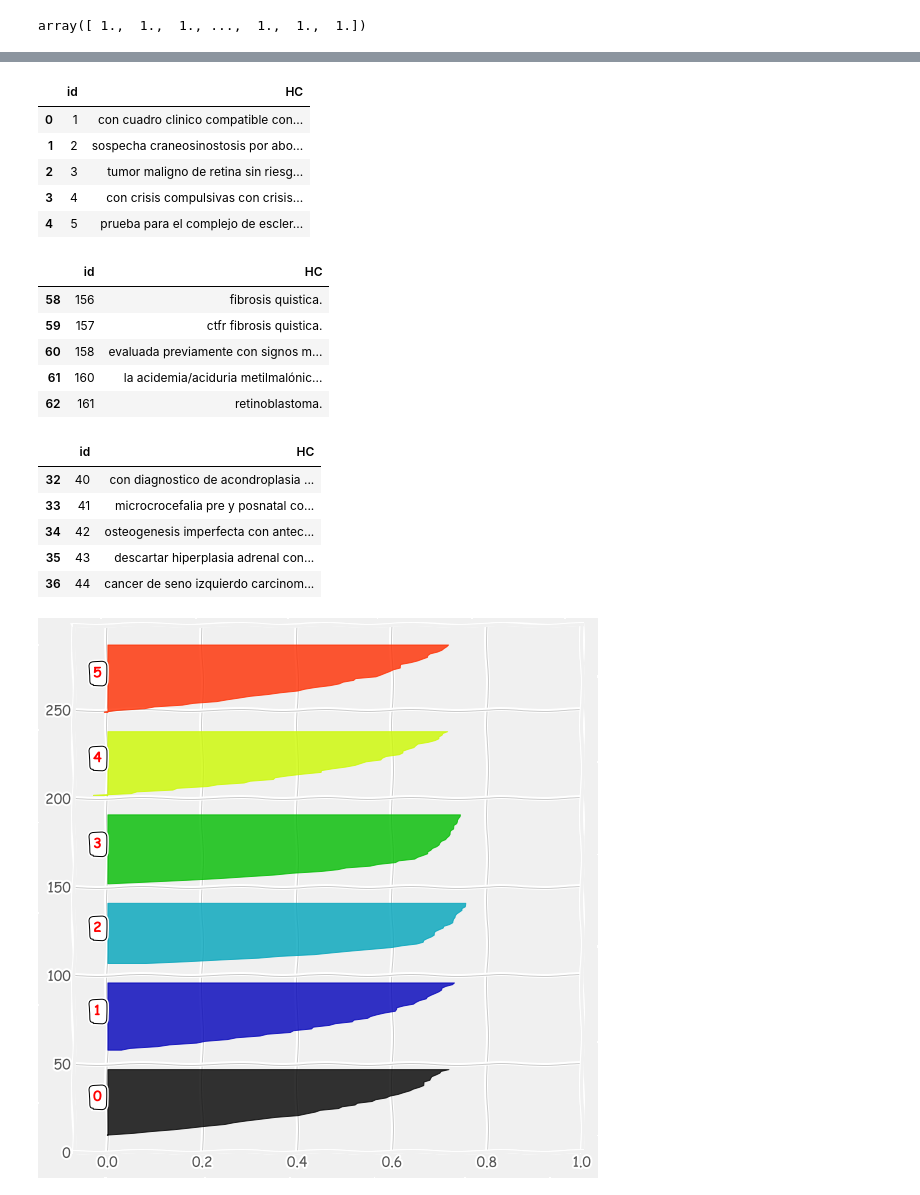
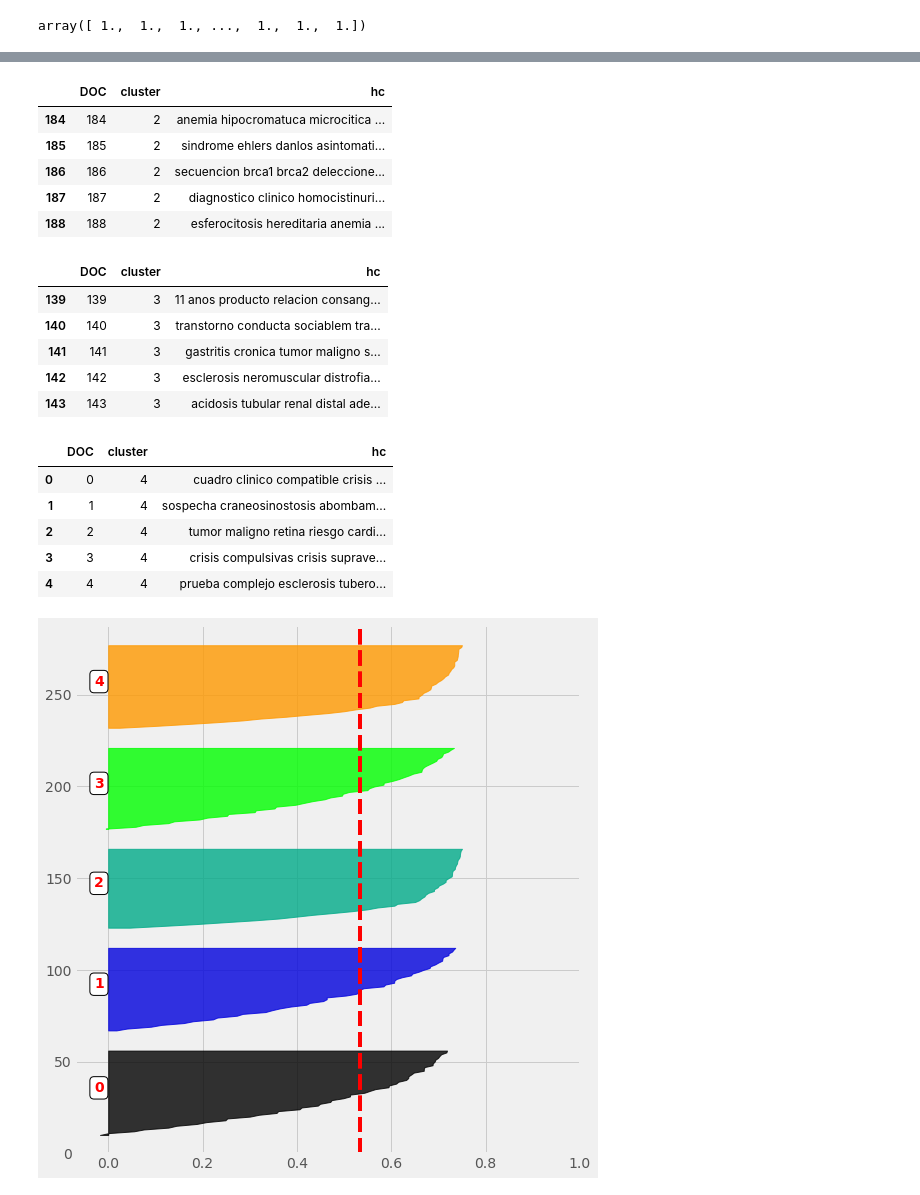
Before and after one commit to jevelezse/mineria_tesis, a Jupyter notebook: mineria_de texto.ipynb, the cells around one changed output, grey strips where cells are left out. Drawn from its saved outputs; the diff is of its cells as text; code cells hidden in the pictures.

Commit message:
Clusters con todo OK

```diff
--- a/mineria_de texto.ipynb
+++ b/mineria_de texto.ipynb
@@ -295,0 +291,7 @@ dtype: int64
+# %%
+cluster_range = range(2, 11)
+cluster_errors = []
+for num_clusters in cluster_range:
+    clusters = KMeans( num_clusters )
+    clusters.fit(normalizado)
+    cluster_errors.append( clusters.inertia_ )
@@ -295,0 +326,9 @@ dtype: int64
+# %%
+matplotlib.style.use('ggplot')
+import matplotlib.pyplot as plt
+fig = plt.figure()
+plt.ylabel('Error')
+plt.xlabel('No de Clusters')
+plt.plot(clusters_df.num_clusters, clusters_df.cluster_errors, marker = "o")
+plt.title('No Optimo de Clusters')
+fig.savefig('Clusters.png', dpi=fig.dpi)
@@ -296,13 +337,13 @@ dtype: int64
 # %%
-n_clusters = 6
+n_clusters = 5
 silhouette_avg = -1
-while silhouette_avg < 0.145:
+while silhouette_avg <  0.5:
     kmeans = KMeans(init='k-means++', n_clusters = n_clusters, n_init=10)
     kmeans.fit(normalizado)
     clusters = kmeans.predict(normalizado)
     silhouette_avg = silhouette_score(normalizado, clusters)
 
-    #km = kmodes.KModes(n_clusters = n_clusters, init='Huang', n_init=2, verbose=0)
+    #km = kmodes.KModes(n_clusters = n_clusters, init='Huang', n_init=2, verbose=0
     #clusters = km.fit_predict(matrix)
     #silhouette_avg = silhouette_score(matrix, clusters)
     print("For n_clusters =", n_clusters, "The average silhouette_score is :", silhouette_avg)
@@ -350,39 +418,39 @@ c2.head()
 # %%
 cluster3 = cluster3_1['DOC'].values.tolist()
-c3 = df1[df1['id'].isin(cluster3)]
+c3 = cluster_map[cluster_map['DOC'].isin(cluster3)]
 c3.to_csv('cluster3.csv', index = False)
 c3.head()
 # %% [output]
-|  | id | HC |
-| 0 | 1 | con cuadro clinico compatible con... |
-| 1 | 2 | sospecha craneosinostosis por abo... |
-| 2 | 3 | tumor maligno de retina sin riesg... |
-| 3 | 4 | con crisis compulsivas con crisis... |
-| 4 | 5 | prueba para el complejo de escler... |
+|  | DOC | cluster | hc |
+| 184 | 184 | 2 | anemia hipocromatuca microcitica ... |
+| 185 | 185 | 2 | sindrome ehlers danlos asintomati... |
+| 186 | 186 | 2 | secuencion brca1 brca2 deleccione... |
+| 187 | 187 | 2 | diagnostico clinico homocistinuri... |
+| 188 | 188 | 2 | esferocitosis hereditaria anemia ... |
 # %%
 cluster4 = cluster4_1['DOC'].values.tolist()
-c4 = df1[df1['id'].isin(cluster4)]
-c4.to_csv('cluster4.csv', index = False)
+c4 = cluster_map[cluster_map['DOC'].isin(cluster4)]
+c4.to_csv('cluster4.csv', index = False )
 c4.head()
 # %% [output]
-|  | id | HC |
-| 58 | 156 | fibrosis quistica. |
-| 59 | 157 | ctfr fibrosis quistica. |
-| 60 | 158 | evaluada previamente con signos m... |
-| 61 | 160 | la acidemia/aciduria metilmalónic... |
-| 62 | 161 | retinoblastoma. |
+|  | DOC | cluster | hc |
+| 139 | 139 | 3 | 11 anos producto relacion consang... |
+| 140 | 140 | 3 | transtorno conducta sociablem tra... |
+| 141 | 141 | 3 | gastritis cronica tumor maligno s... |
+| 142 | 142 | 3 | esclerosis neromuscular distrofia... |
+| 143 | 143 | 3 | acidosis tubular renal distal ade... |
 # %%
-cluster5 = cluster1_1['DOC'].values.tolist()
-c5 = df1[df1['id'].isin(cluster5)]
+cluster5 = cluster5_1['DOC'].values.tolist()
+c5 = cluster_map[cluster_map['DOC'].isin(cluster5)]
 c5.to_csv('cluster5.csv', index = False)
 c5.head()
 # %% [output]
-|  | id | HC |
-| 32 | 40 | con diagnostico de acondroplasia ... |
-| 33 | 41 | microcrocefalia pre y posnatal co... |
-| 34 | 42 | osteogenesis imperfecta con antec... |
-| 35 | 43 | descartar hiperplasia adrenal con... |
-| 36 | 44 | cancer de seno izquierdo carcinom... |
+|  | DOC | cluster | hc |
+| 0 | 0 | 4 | cuadro clinico compatible crisis ... |
+| 1 | 1 | 4 | sospecha craneosinostosis abombam... |
+| 2 | 2 | 4 | tumor maligno retina riesgo cardi... |
+| 3 | 3 | 4 | crisis compulsivas crisis suprave... |
+| 4 | 4 | 4 | prueba complejo esclerosis tubero... |
 # %%
 def graph_component_silhouette(n_clusters, lim_x, mat_size, sample_silhouette_values, clusters):
     plt.rcParams["patch.force_edgecolor"] = True
@@ -411,15 +479,16 @@ def graph_component_silhouette(n_clusters, lim_x, mat_size, sample_silhouette_va
         #______________________________________
         # Compute the new y_lower for next plot
         y_lower = y_upper + 10
+        ax1.axvline(x=silhouette_avg, color="red", linestyle="--")
 # %%
-plt.xkcd()
+#plt.xkcd()
 # define individual silouhette scores
 sample_silhouette_values = silhouette_samples(normalizado, clusters)
 #__________________
 # and do the graph
 graph_component_silhouette(n_clusters, [-0.07, 1], len(normalizado), sample_silhouette_values, clusters)
 # %% [output]
-[figure, old version]
+[figure, new version]
 # %%
 print("Homogeneity: %0.3f" % metrics.homogeneity_score(labels, kmeans.labels_))
 print("Completeness: %0.3f" % metrics.completeness_score(labels, kmeans.labels_))
```
Also changed, not shown: parts of 37 cells of this notebook.
